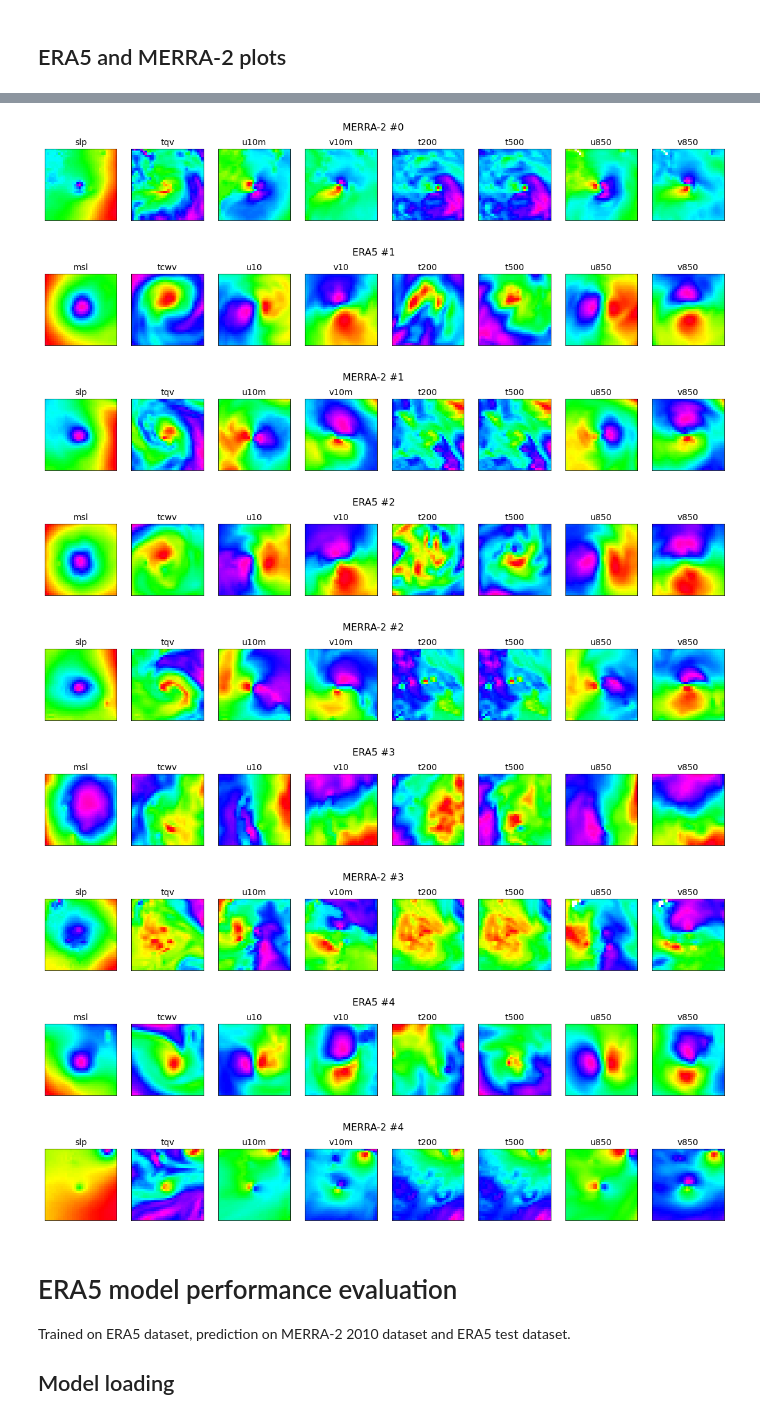
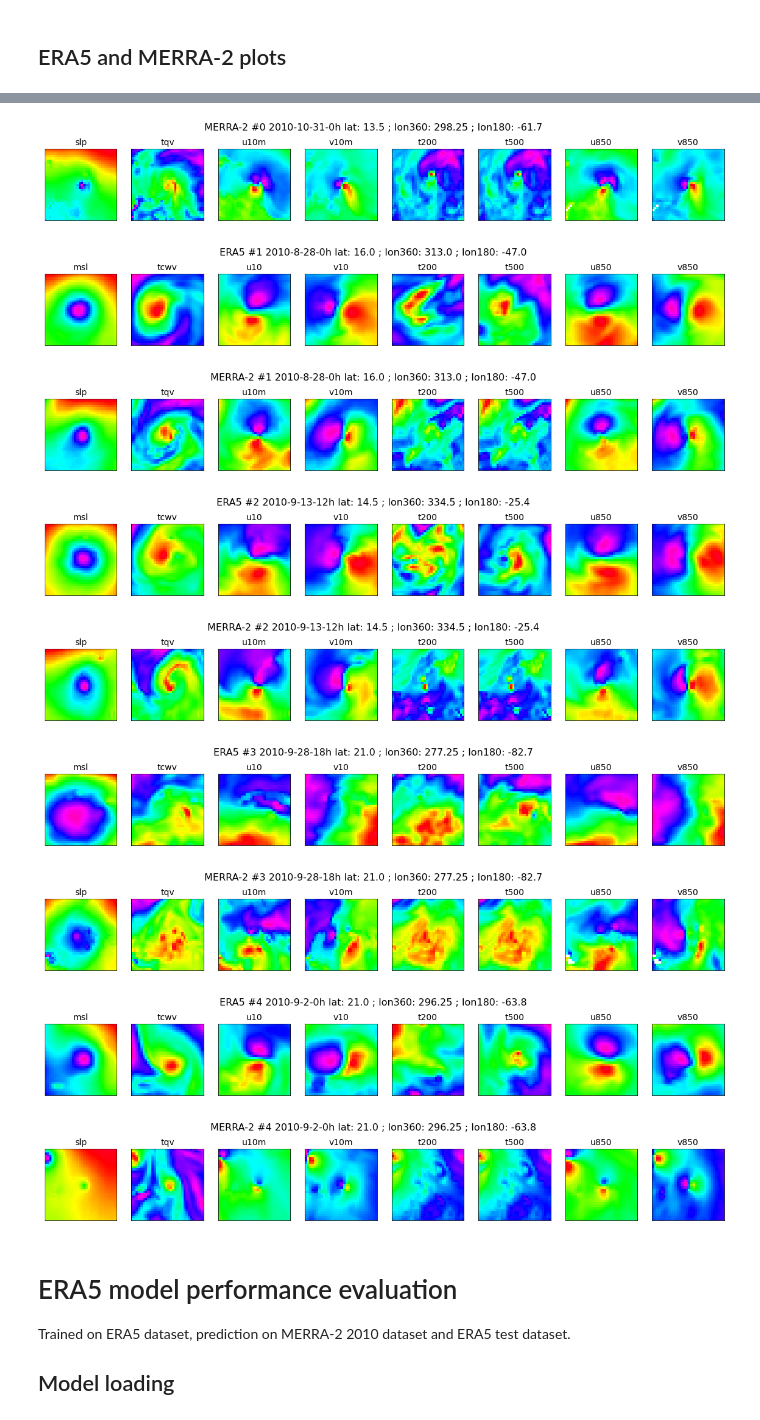
Before and after one commit to SebastienGardoll/cyclone, a Jupyter notebook: merra2/analyses.ipynb, the cells around one changed output, grey strips where cells are left out. Cells and saved outputs as stored; diff of their text form; code cells hidden in the pictures.

Commit message:
fix dataset and display

```diff
--- a/merra2/analyses.ipynb
+++ b/merra2/analyses.ipynb
@@ -23,7 +23,8 @@ DEFAULT_PLOT_SIZE = (20, 2.5)
 
 
 def display_channels(tensor: np.ndarray, variable_names: Iterable, plot_size: Tuple[float, float], title: str) -> None :
-  reshaped_tensor = tensor.swapaxes(0,2)
+  reshaped_tensor = tensor.swapaxes(0,2) # Brings back the channels from the last dimension to the first.
+  reshaped_tensor = reshaped_tensor.swapaxes(1,2) # Set the latitude as vertical axis.
   plt.figure(figsize=plot_size)
   nb_channel = tensor.shape[-1]
   for channel_id in range(0, nb_channel):
@@ -33,7 +34,7 @@ def display_channels(tensor: np.ndarray, variable_names: Iterable, plot_size: Tu
     # Remove ticks from the x and y axes
     plt.xticks([])
     plt.yticks([])
-    plt.imshow(channel,cmap='gist_rainbow_r',interpolation="none")
+    plt.imshow(channel, cmap='gist_rainbow_r', interpolation="none")
   plt.suptitle(title, fontsize=16, va='bottom')
   plt.show()
 # %%
@@ -92,6 +93,8 @@ merra2_variable_names = ('slp', 'tqv', 'u10m', 'v10m', 't200', 't500', 'u850', '
 
 merra2_tensor_file_path = path.join(merra2_root_dir, 'tensors', 'training_2010_data.h5')
 merra2_tensor = read_ndarray_from_hdf5(file_path=merra2_tensor_file_path)
+# the order of the ERA5 latitudes is from North to South whereas the order of MERRA-2 latitudes is from South to North.
+merra2_tensor = np.fliplr(merra2_tensor)
 merra2_metadata_file_path = path.join(merra2_root_dir, 'tensors', 'training_2010_metadata.csv')
 merra2_metadata = pd.read_csv(merra2_metadata_file_path)
 
@@ -129,6 +132,7 @@ merra2_cyclone_metadata = merra2_metadata.loc[merra2_metadata['label_num_id'] >
 intersection = pd.merge(era5_training_metadata, merra2_cyclone_metadata, how='inner', indicator=True, on=['year', 'month', 'day', 'hour', 'lat', 'lon']).head(max_img)
 
 for index, row in intersection.iterrows():
-    display_channels(era5_training_tensor[row['era5_index']], era5_variable_names, plot_size, f'ERA5 #{index}')
-    display_channels(merra2_tensor[row['merra2_index']], merra2_variable_names, plot_size, f'MERRA-2 #{index}')
+    coordinates = f"{row['year']}-{row['month']}-{row['day']}-{row['hour']}h lat: {row['lat']} ; lon360: {row['lon']} ; lon180: {row['lon_180']}"
+    display_channels(era5_training_tensor[row['era5_index']], era5_variable_names, plot_size, f'ERA5 #{index} {coordinates}')
+    display_channels(merra2_tensor[row['merra2_index']], merra2_variable_names, plot_size, f'MERRA-2 #{index} {coordinates}')
 # %% [output]
@@ -136,12 +140,12 @@ for index, row in intersection.iterrows():
-[figure, old version]
+[figure, new version]
-[figure, old version]
+[figure, new version]
-[figure, old version]
+[figure, new version]
-[figure, old version]
+[figure, new version]
-[figure, old version]
+[figure, new version]
-[figure, old version]
+[figure, new version]
-[figure, old version]
+[figure, new version]
-[figure, old version]
+[figure, new version]
-[figure, old version]
+[figure, new version]
 # %% [markdown]
 # ERA5 model performance evaluation
 
```
Also changed, not shown: parts of 5 cells of this notebook.
